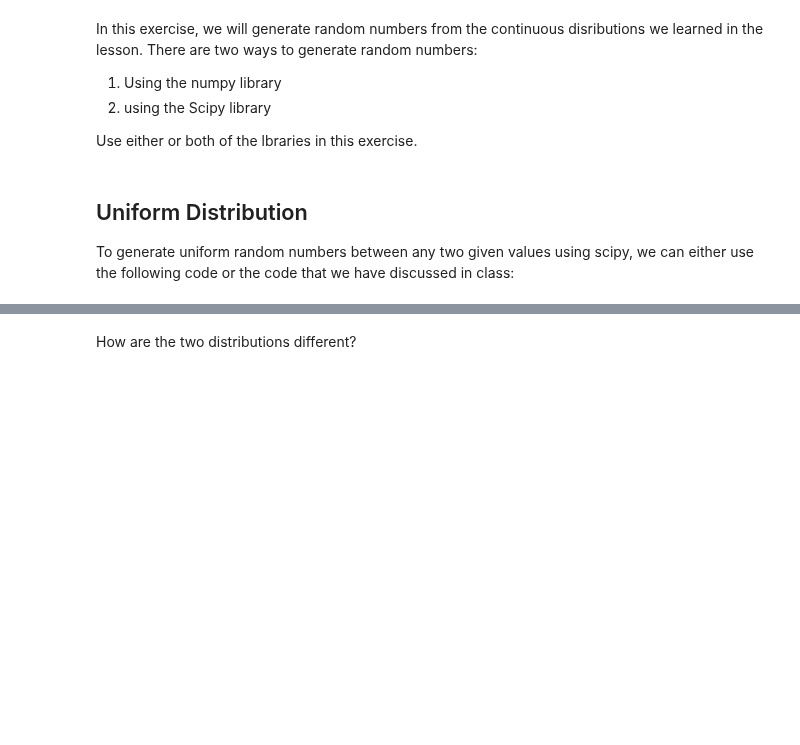
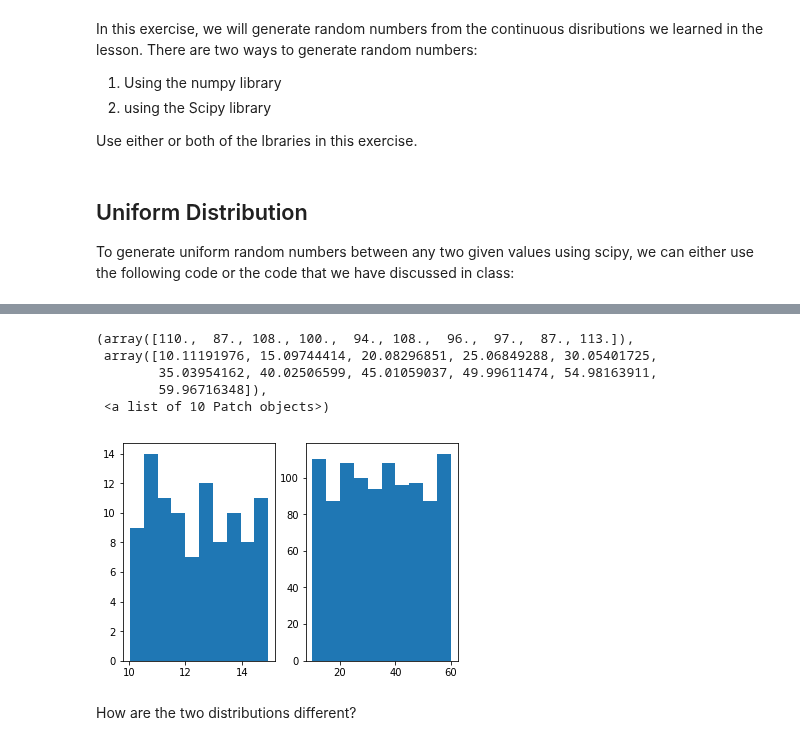
Before and after one commit to ironhack-labs/data-labs, a Jupyter notebook: module-2/lab-continuous-probability-distribution/your-code/main.ipynb, the cells around one changed output, grey strips where cells are left out. Drawn from its saved outputs; the diff is of its cells as text; code cells hidden in the pictures; blank space fills up the shorter version.

```diff
--- a/module-2/lab-continuous-probability-distribution/your-code/main.ipynb
+++ b/module-2/lab-continuous-probability-distribution/your-code/main.ipynb
@@ -47,3 +48,32 @@ Your output should look like below:
+# %%
+# Dependencies
+import numpy as np
+import matplotlib.pyplot as plt
+
+# your code here
+def generateRandom(bottom, ceiling, count):
+    '''
+    This function will generate uniformly distributed random numbers. It will generate "count" numbers, in a range from "bottom" to "ceiling". This is just a wrapper for numpy's random.uniform, which does the same
+    '''
+    return np.random.uniform(bottom, ceiling, count)
+
+
+# now call the function with both sets, plotting the histograms
+fig, ax = plt.subplots(1, 2)
+x = generateRandom(10, 15, 100)
+# y = uniform.pdf(x)
+ax[0].hist(x)
+
+x2 = generateRandom(10, 60, 1000) # how to get this to be a separate plot?
+# y = uniform.pdf(generateRandom)
+ax[1].hist(x2)
+# %% [output]
+(array([110.,  87., 108., 100.,  94., 108.,  96.,  97.,  87., 113.]),
+ array([10.11191976, 15.09744414, 20.08296851, 25.06849288, 30.05401725,
+        35.03954162, 40.02506599, 45.01059037, 49.99611474, 54.98163911,
+        59.96716348]),
+ <a list of 10 Patch objects>)
+[figure, added]
 # %% [markdown]
 How are the two distributions different?
 # %%
```
Also changed, not shown: parts of 12 cells of this notebook.
